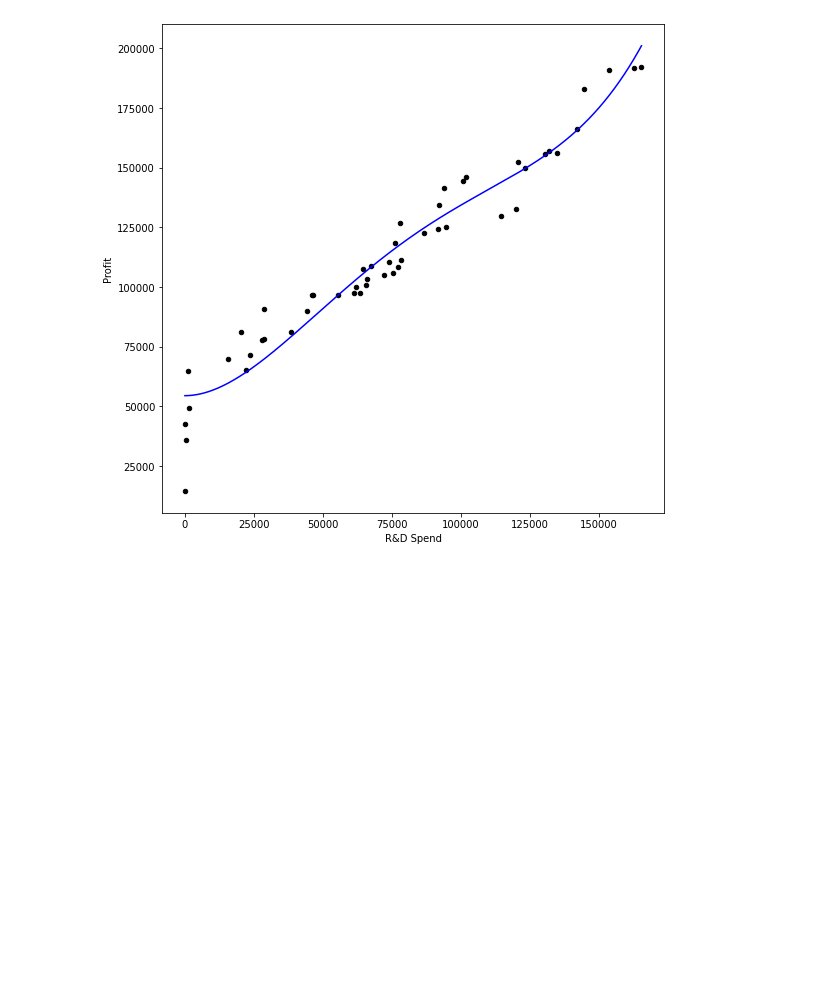
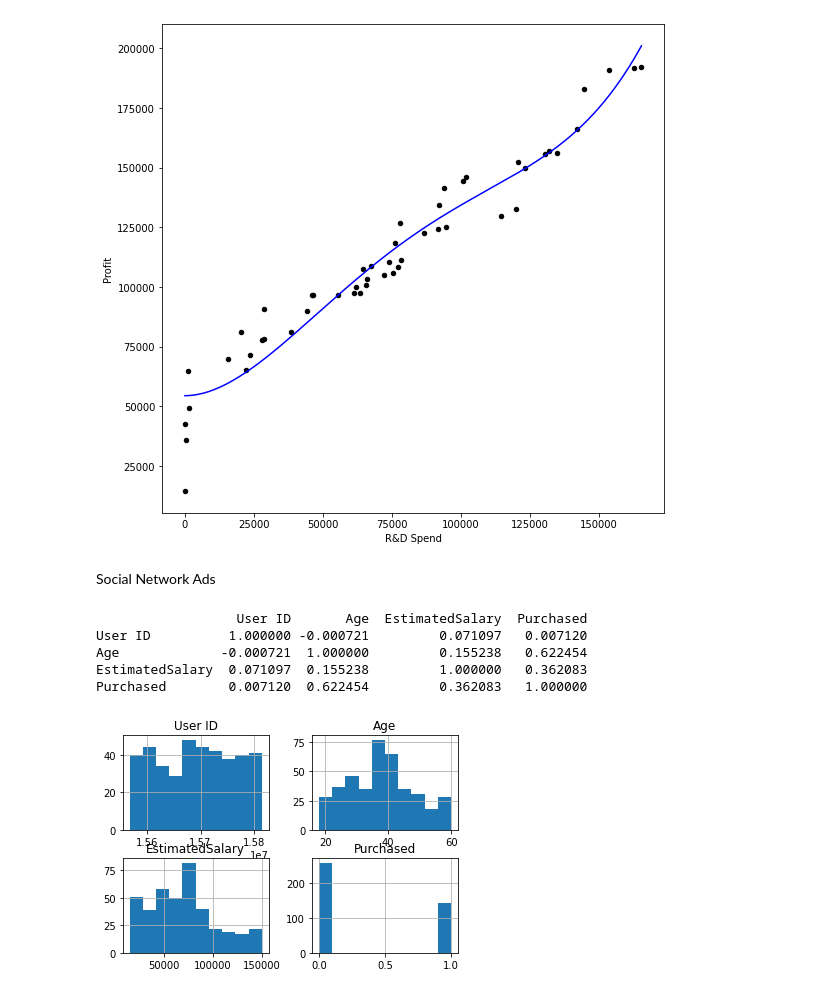
Before and after one commit to dngdat/AI, a Jupyter notebook: w7.ipynb, the cells around one changed output. Drawn from its saved outputs; the diff is of its cells as text; code cells hidden in the pictures; blank space fills up the shorter version.

```diff
--- a/w7.ipynb
+++ b/w7.ipynb
@@ -356,3 +356,23 @@ plt.plot(range, y_prid, color = 'blue')
 # %% [output]
 [<matplotlib.lines.Line2D at 0x...>]
 [figure]
+# %% [markdown]
+Social Network Ads
+# %%
+import pandas as pd
+url = 'Social_Network_Ads.csv'
+data = pd.read_csv(url)
+
+import matplotlib.pyplot as plt
+data.hist()
+plt.show
+
+correlation = data.corr()
+print(correlation)
+# %% [output]
+                  User ID       Age  EstimatedSalary  Purchased
+User ID          1.000000 -0.000721         0.071097   0.007120
+Age             -0.000721  1.000000         0.155238   0.622454
+EstimatedSalary  0.071097  0.155238         1.000000   0.362083
+Purchased        0.007120  0.622454         0.362083   1.000000
+[figure, added]
```
Also changed, not shown: parts of 15 cells of this notebook.
